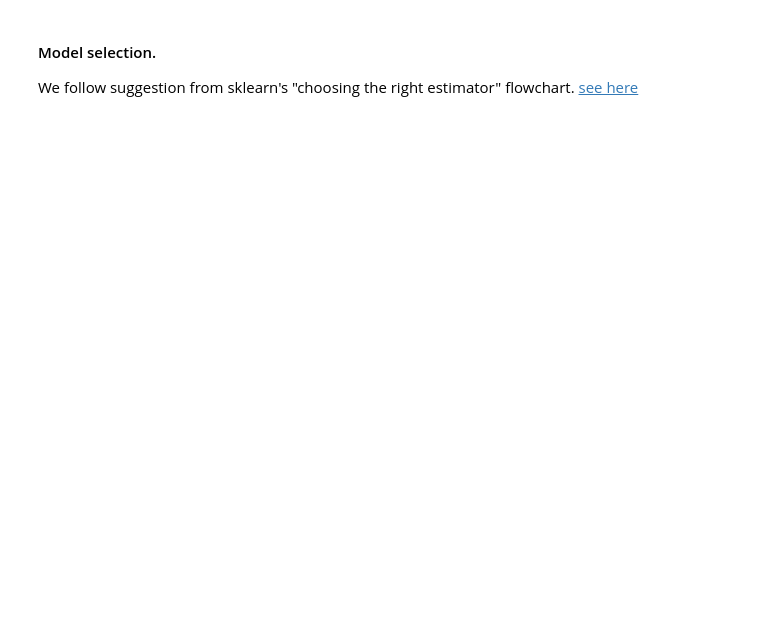
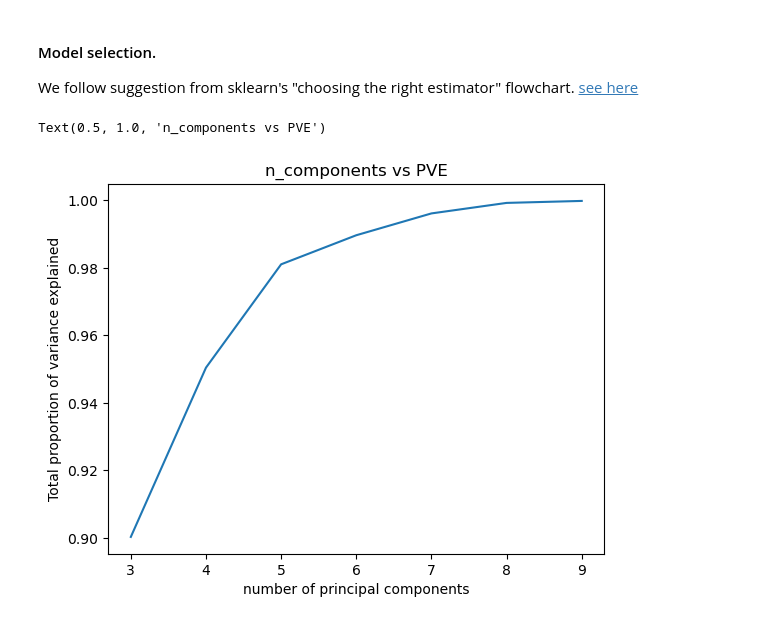
Before and after one commit to modelMaestroSolo/Dry_Beans_Classifier, a Jupyter notebook: classification_notebook.ipynb, the cells around one changed output. Cells and saved outputs as stored; diff of their text form; code cells hidden in the pictures; blank space fills up the shorter version.

```diff
--- a/classification_notebook.ipynb
+++ b/classification_notebook.ipynb
@@ -169,3 +177,20 @@ X_train_resampled_scaled.head()
 # %% [markdown]
 #### Model selection.
 We follow suggestion from sklearn's "choosing the right estimator" flowchart. [see here](https://scikit-learn.org/stable/tutorial/machine_learning_map/index.html)
+# %%
+from sklearn.decomposition import PCA
+PVE = []
+
+for n_components in range(3, 10 ):
+    pca = PCA(n_components=n_components)
+    X_train_transformed = pca.fit_transform(X_train_resampled_scaled)
+    explained_var_ratio = pca.explained_variance_ratio_
+    PVE.append(explained_var_ratio.sum())
+
+sns.lineplot(x=list(range(3,10)), y=PVE)
+plt.xlabel('number of principal components')
+plt.ylabel('Total proportion of variance explained')
+plt.title('n_components vs PVE')
+# %% [output]
+Text(0.5, 1.0, 'n_components vs PVE')
+[figure, added]
```
Also changed, not shown: parts of 37 cells of this notebook.
